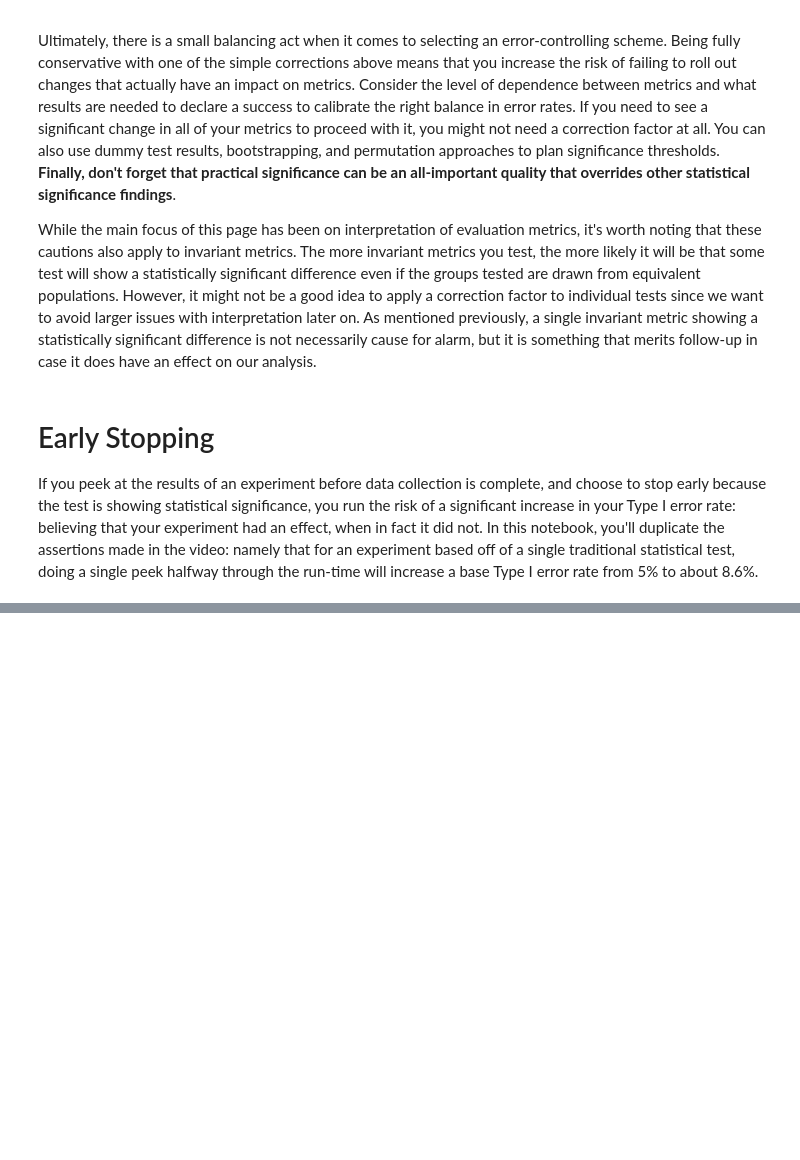
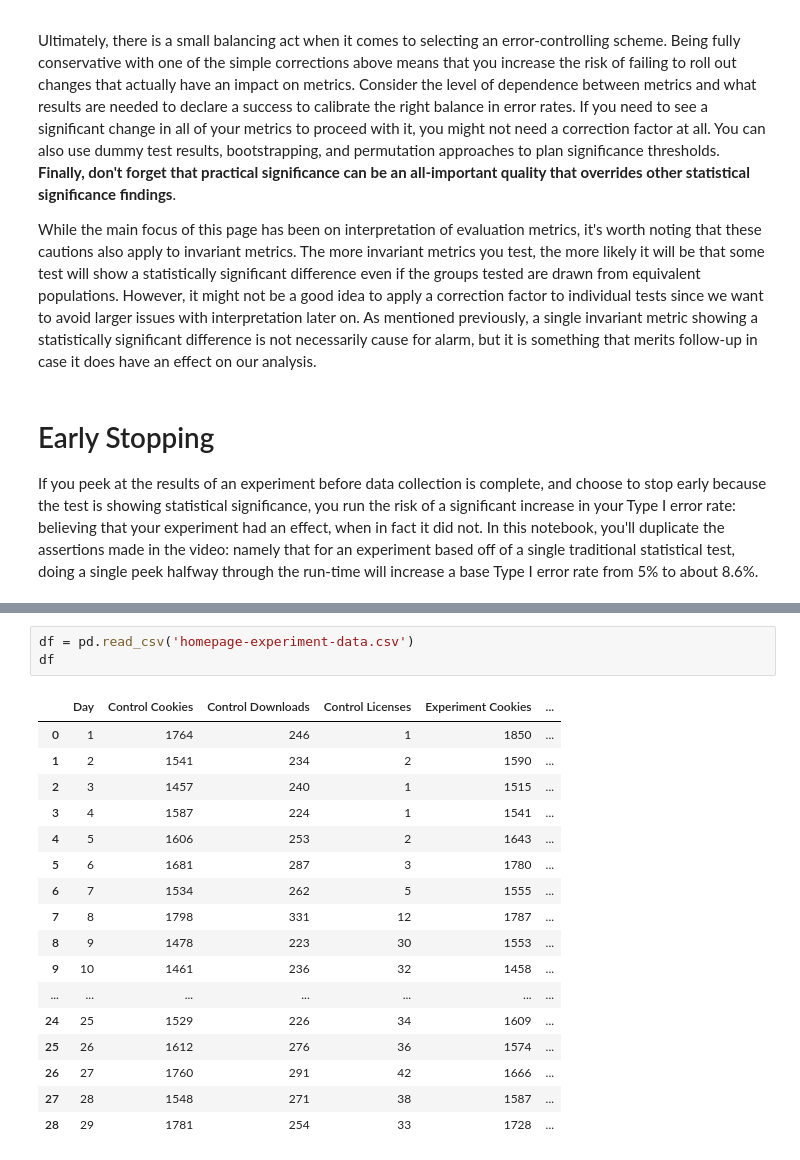
Before and after one commit to edifierxuhao/Experimental-Design-Recommendations, a Jupyter notebook: Experiment Design.ipynb, the cells around one changed output, grey strips where cells are left out. Saved outputs shown, nothing was run; the diff lists cells and outputs as text; blank space fills up the shorter version.

```diff
--- a/Experiment Design.ipynb
+++ b/Experiment Design.ipynb
@@ -1123,0 +1599,21 @@ If you peek at the results of an experiment before data collection is complete,
+# %%
+df = pd.read_csv('homepage-experiment-data.csv')
+df
+# %% [output]
+|  | Day | Control Cookies | Control Downloads | Control Licenses | Experiment Cookies | ... |
+| 0 | 1 | 1764 | 246 | 1 | 1850 | ... |
+| 1 | 2 | 1541 | 234 | 2 | 1590 | ... |
+| 2 | 3 | 1457 | 240 | 1 | 1515 | ... |
+| 3 | 4 | 1587 | 224 | 1 | 1541 | ... |
+| 4 | 5 | 1606 | 253 | 2 | 1643 | ... |
+| 5 | 6 | 1681 | 287 | 3 | 1780 | ... |
+| 6 | 7 | 1534 | 262 | 5 | 1555 | ... |
+| 7 | 8 | 1798 | 331 | 12 | 1787 | ... |
+| 8 | 9 | 1478 | 223 | 30 | 1553 | ... |
+| 9 | 10 | 1461 | 236 | 32 | 1458 | ... |
+| ... | ... | ... | ... | ... | ... | ... |
+| 24 | 25 | 1529 | 226 | 34 | 1609 | ... |
+| 25 | 26 | 1612 | 276 | 36 | 1574 | ... |
+| 26 | 27 | 1760 | 291 | 42 | 1666 | ... |
+| 27 | 28 | 1548 | 271 | 38 | 1587 | ... |
+| 28 | 29 | 1781 | 254 | 33 | 1728 | ... |
```
Also changed, not shown: parts of 73 cells of this notebook, 1 other file.
